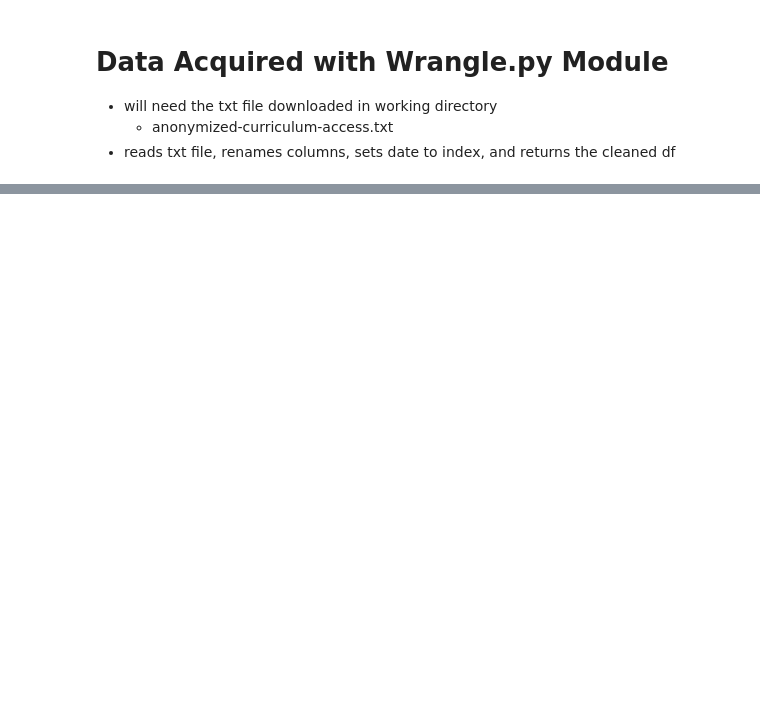
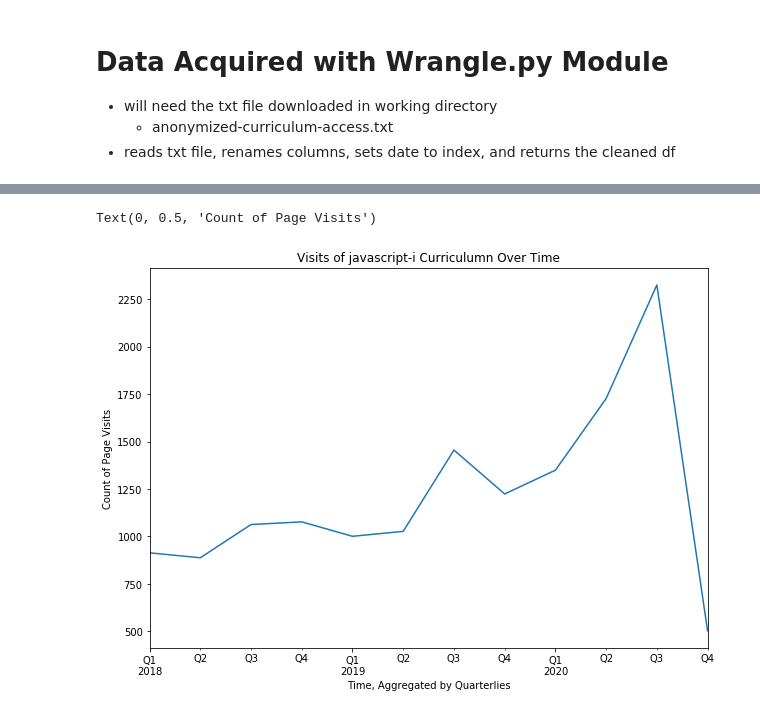
Before and after one commit to ThompsonBethany01/Analyzing-Web-Logs, a Jupyter notebook: Data_Analysis.ipynb, the cells around one changed output, grey strips where cells are left out. Drawn from its saved outputs; the diff is of its cells as text; code cells hidden in the pictures; blank space fills up the shorter version.

```diff
--- a/Data_Analysis.ipynb
+++ b/Data_Analysis.ipynb
@@ -114,3 +83,3 @@ DS_df
 # %%
 # creating a dataframe of only Web Dev Cohorts, any cohort not DS or Staff
-WB_df = df[(df.cohort_id != 28) |(df.cohort_id != 30) | (df.cohort_id != 34) | (df.cohort_id != 55) | (df.cohort_id != 59)]
+WD_df = df[(df.cohort_id != 28) |(df.cohort_id != 30) | (df.cohort_id != 34) | (df.cohort_id != 55) | (df.cohort_id != 59)]
@@ -156,0 +102,10 @@ sns.scatterplot(x=DS_df.cohort_id, y=DS_df.page_viewed)
+# %%
+# plotting most popular page visits over time
+plt.figure(figsize=(10,7))
+WD_df[WD_df.page_viewed == 'javascript-i'].page_viewed.resample('Q').count().plot()
+plt.title('Visits of javascript-i Curriculumn Over Time')
+plt.xlabel('Time, Aggregated by Quarterlies')
+plt.ylabel('Count of Page Visits')
+# %% [output]
+Text(0, 0.5, 'Count of Page Visits')
+[figure, added]
```
Also changed, not shown: parts of 21 cells of this notebook, 1 other file.
